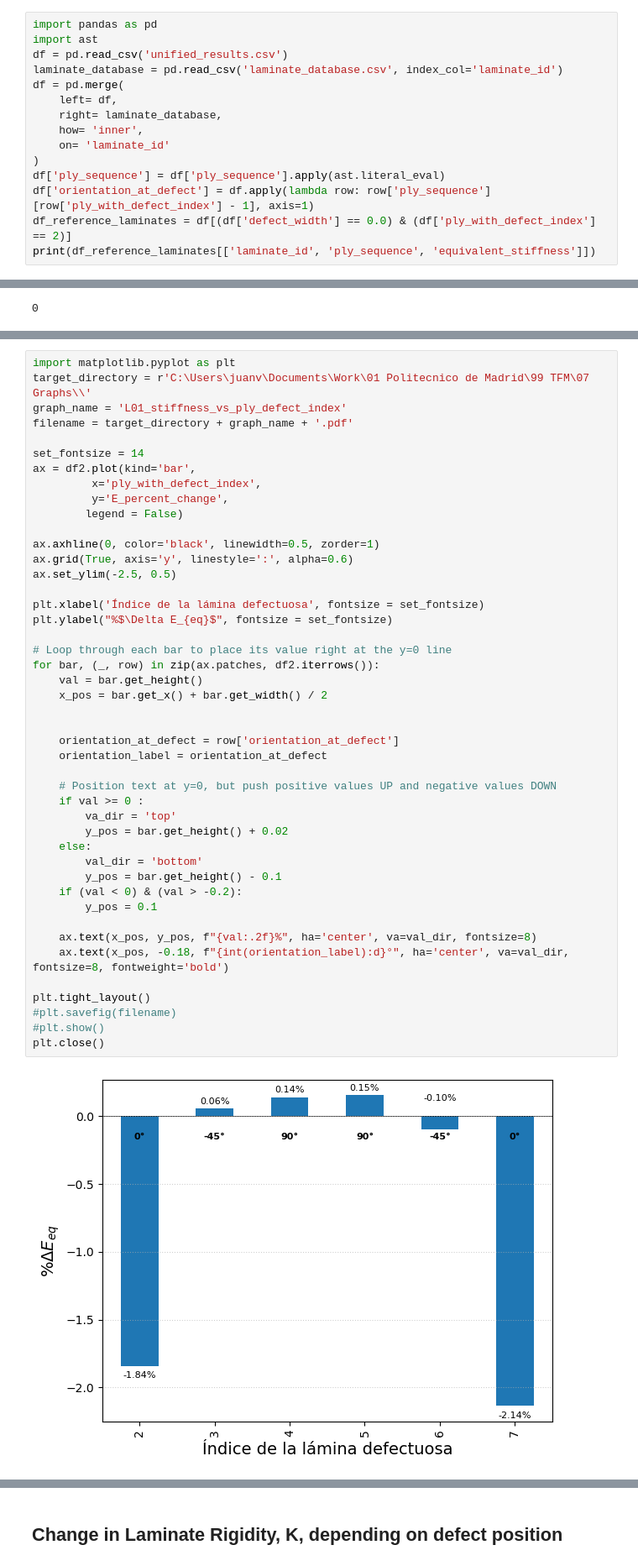
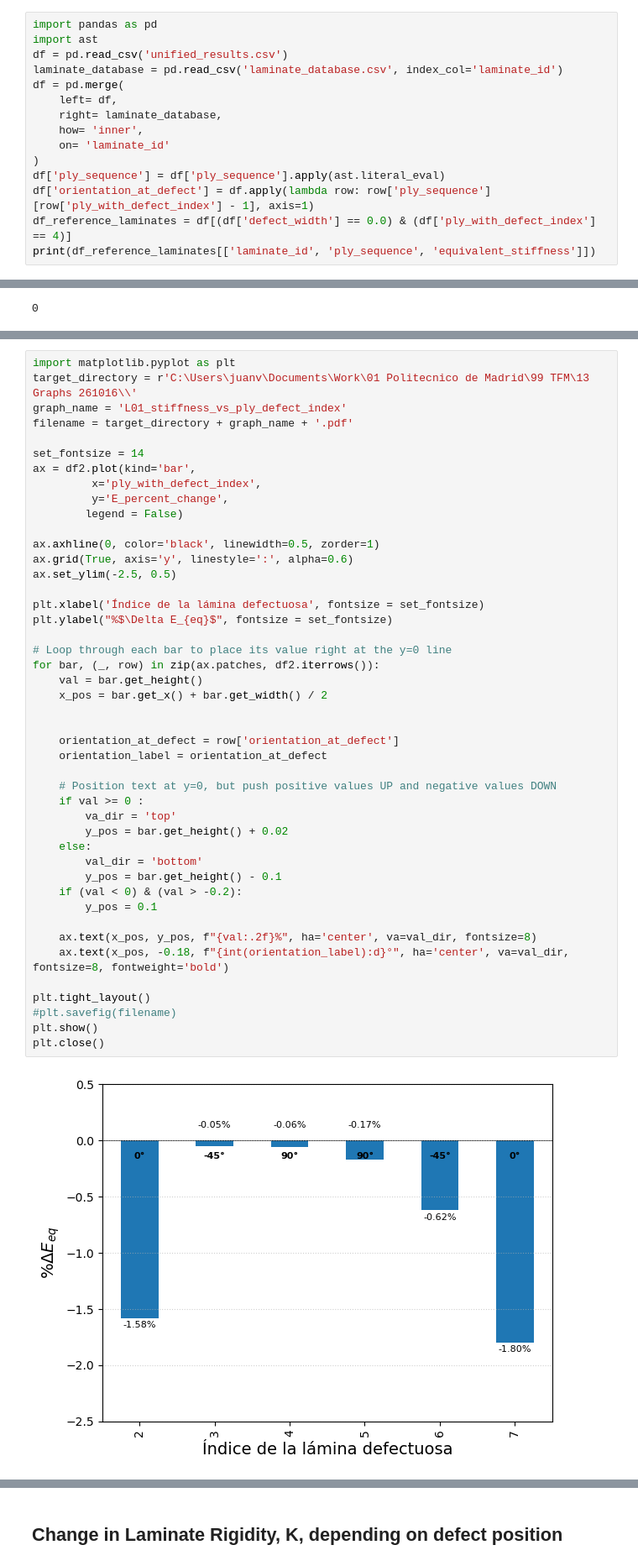
Before and after one commit to juan-vas/PlaneStrain_parametric_FEM, a Jupyter notebook: Ondulation_Analysis.ipynb, the cells around one changed output, grey strips where cells are left out. Shown at 84% size. Drawn from its saved outputs; the diff is of its cells as text.

```diff
--- a/Ondulation_Analysis.ipynb
+++ b/Ondulation_Analysis.ipynb
@@ -11,6 +14,6 @@ df = pd.merge(
 )
 df['ply_sequence'] = df['ply_sequence'].apply(ast.literal_eval)
 df['orientation_at_defect'] = df.apply(lambda row: row['ply_sequence'][row['ply_with_defect_index'] - 1], axis=1)
-df_reference_laminates = df[(df['defect_width'] == 0.0) & (df['ply_with_defect_index'] == 2)]
+df_reference_laminates = df[(df['defect_width'] == 0.0) & (df['ply_with_defect_index'] == 4)]
 print(df_reference_laminates[['laminate_id', 'ply_sequence', 'equivalent_stiffness']])
 # %% [output]
@@ -92,6 +95,6 @@ print(df2)
 # %%
 import matplotlib.pyplot as plt
-target_directory = r'C:\Users\juanv\Documents\Work\01 Politecnico de Madrid\99 TFM\07 Graphs\\'
+target_directory = r'C:\Users\juanv\Documents\Work\01 Politecnico de Madrid\99 TFM\13 Graphs 261016\\'
 graph_name = 'L01_stiffness_vs_ply_defect_index'
 filename = target_directory + graph_name + '.pdf'
 
@@ -107,35 +110,35 @@ ax.set_ylim(-2.5, 0.5)
 
 plt.xlabel('Índice de la lámina defectuosa', fontsize = set_fontsize)
 plt.ylabel("%$\Delta E_{eq}$", fontsize = set_fontsize)
 
 # Loop through each bar to place its value right at the y=0 line
 for bar, (_, row) in zip(ax.patches, df2.iterrows()):
     val = bar.get_height()
     x_pos = bar.get_x() + bar.get_width() / 2
 
 
     orientation_at_defect = row['orientation_at_defect']
     orientation_label = orientation_at_defect
 
     # Position text at y=0, but push positive values UP and negative values DOWN
     if val >= 0 :
         va_dir = 'top'
         y_pos = bar.get_height() + 0.02
     else:
         val_dir = 'bottom'
         y_pos = bar.get_height() - 0.1
     if (val < 0) & (val > -0.2):
         y_pos = 0.1
 
     ax.text(x_pos, y_pos, f"{val:.2f}%", ha='center', va=val_dir, fontsize=8)
     ax.text(x_pos, -0.18, f"{int(orientation_label):d}°", ha='center', va=val_dir, fontsize=8, fontweight='bold')
 
 plt.tight_layout()
 #plt.savefig(filename)
-#plt.show()
+plt.show()
 plt.close()
 # %% [output]
-[figure, old version]
+[figure, new version]
 # %%
 for laminate in laminates:
     df2 = df[(df['laminate_id'] == laminate) & (df['defect_width'] == 1.0)]
```
Also changed, not shown: parts of 6 cells of this notebook, 25 other files.
